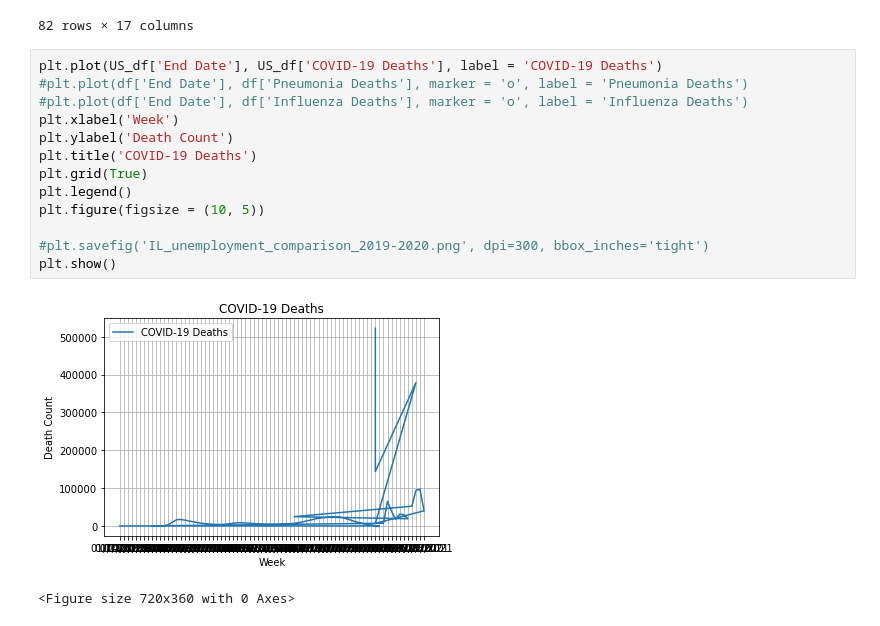
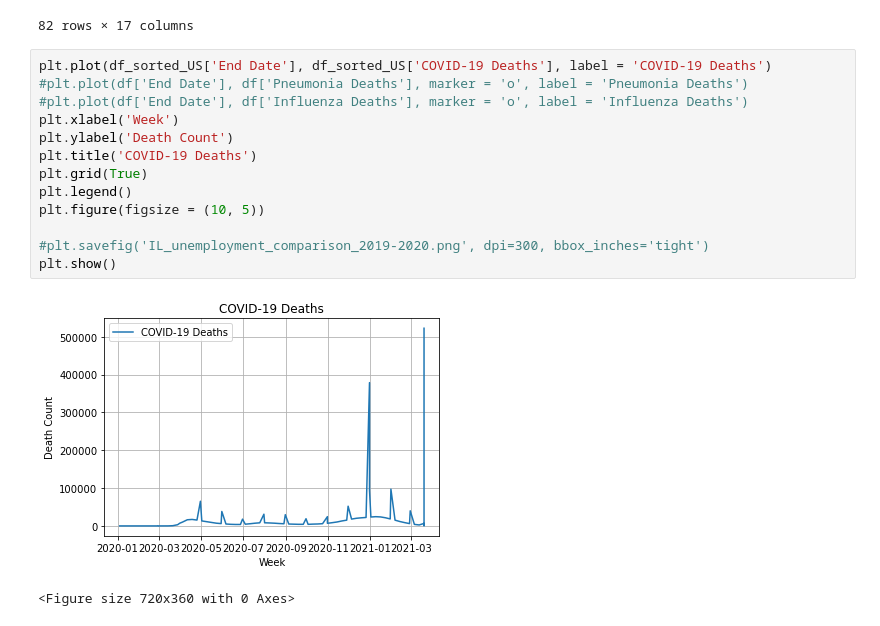
Before and after one commit to erickzli/IS597-COVID-Project, a Jupyter notebook: Kerstin's Folder/Clean Data- Provisional Death Counts by Week per State.ipynb, the cells around one changed output. Saved outputs shown, nothing was run; the diff lists cells and outputs as text.

Commit message:
Create line graph of US COVID-19 deaths

```diff
--- a/Kerstin's Folder/Clean Data- Provisional Death Counts by Week per State.ipynb
+++ b/Kerstin's Folder/Clean Data- Provisional Death Counts by Week per State.ipynb
@@ -198,18 +198,18 @@ df_sorted_US
 | 4374 | 03/22/2021 | 2020-01-01 | 2021-03-20 | By Total | NaN | NaN | NaN | NaN | United States | ... |
 82 rows × 17 columns
 # %%
-plt.plot(US_df['End Date'], US_df['COVID-19 Deaths'], label = 'COVID-19 Deaths')
+plt.plot(df_sorted_US['End Date'], df_sorted_US['COVID-19 Deaths'], label = 'COVID-19 Deaths')
 #plt.plot(df['End Date'], df['Pneumonia Deaths'], marker = 'o', label = 'Pneumonia Deaths')
 #plt.plot(df['End Date'], df['Influenza Deaths'], marker = 'o', label = 'Influenza Deaths')
 plt.xlabel('Week')
 plt.ylabel('Death Count')
 plt.title('COVID-19 Deaths')
 plt.grid(True)
 plt.legend()
 plt.figure(figsize = (10, 5))
 
 #plt.savefig('IL_unemployment_comparison_2019-2020.png', dpi=300, bbox_inches='tight')
 plt.show()
 # %% [output]
-[figure, old version]
+[figure, new version]
 <Figure size 720x360 with 0 Axes>
```
